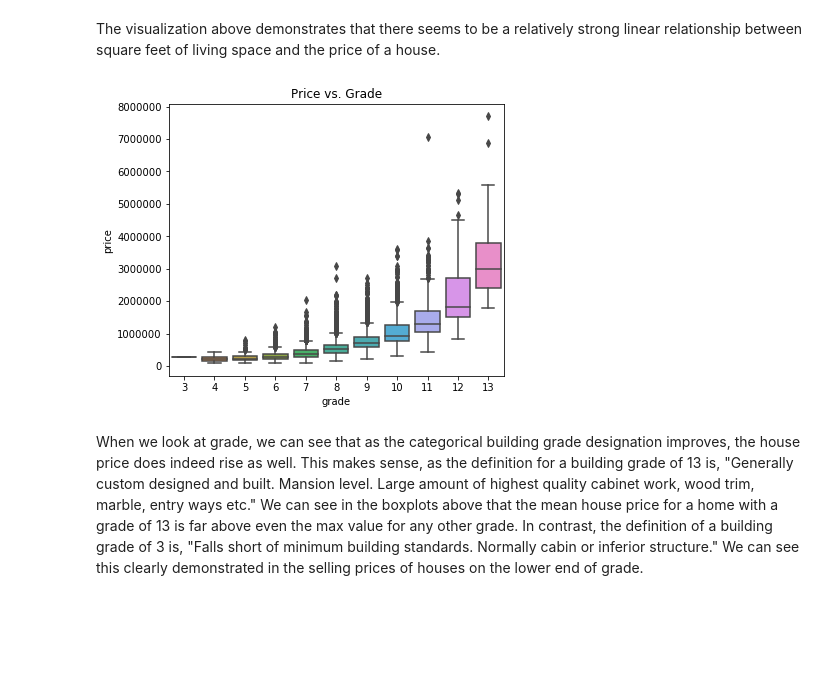
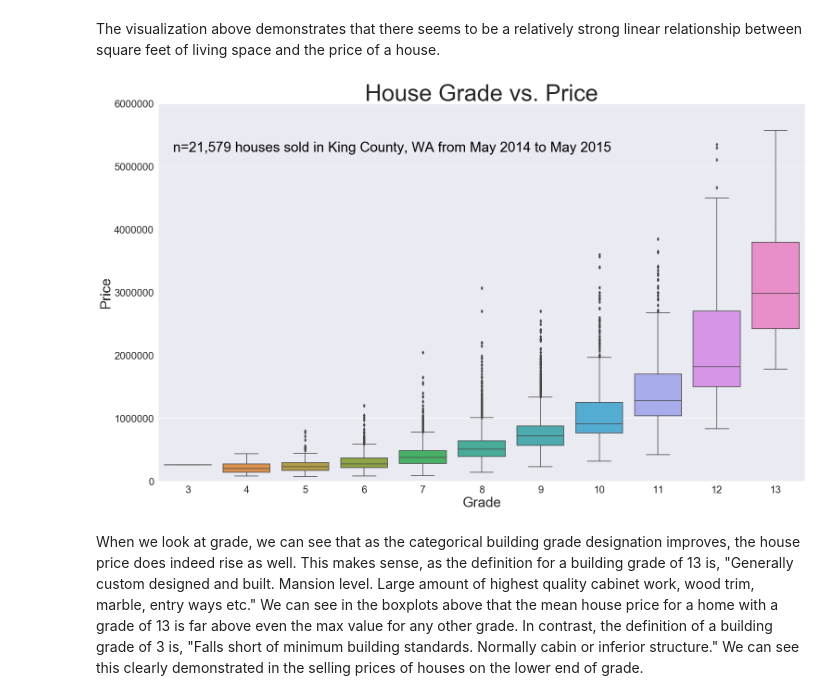
Before and after one commit to dtunnicliffe/house-price-regression-project, a Jupyter notebook: business_problem_and_data_understanding.ipynb, the cells around one changed output. Cells and saved outputs as stored; diff of their text form; code cells hidden in the pictures; blank space fills up the shorter version.

Commit message:
updating grade visualization

```diff
--- a/business_problem_and_data_understanding.ipynb
+++ b/business_problem_and_data_understanding.ipynb
@@ -192,15 +192,24 @@ plt.savefig('./visualizations/sqft_reg.png');
 [figure]
 # %% [markdown]
 The visualization above demonstrates that there seems to be a relatively strong linear relationship between square feet of living space and the price of a house.
-# %%
-#grade
-plot1 = pd.concat([df['price'], df['grade']], axis=1)
-f, ax = plt.subplots(figsize=(6, 5))
-fig = sns.boxplot(x='grade', y='price', data=plot1)
-plt.title("Price vs. Grade")
-plt.savefig('./visualizations/grade.png');
-# %% [output]
-[figure, removed]
+# %%
+#grade
+plt.figure(figsize=(25,15))
+sns.set(font_scale=2)
+pal = sns.color_palette("husl", 8)
+ax = sns.boxplot(x="grade", y="price", data=df_train)
+ax.set_title('House Grade vs. Price', fontsize=50)
+ax.set_ylabel('Price', fontsize=30)
+ax.set_xlabel('Grade', fontsize=30)
+ax.set_ylim(bottom=0, top=6000000)
+ax.text(.7, .9, 'n=21,579 houses sold in King County, WA from May 2014 to May 2015',
+        color='black', fontsize=30,
+        horizontalalignment='right',
+        verticalalignment='top',
+        transform=ax.transAxes);
+plt.savefig('./visualizations/grade.png');
+# %% [output]
+[figure, added]
 # %% [markdown]
 When we look at grade, we can see that as the categorical building grade designation improves, the house price does indeed rise as well. This makes sense, as the definition for a building grade of 13 is, "Generally custom designed and built. Mansion level. Large amount of highest quality cabinet work, wood trim, marble, entry ways etc." We can see in the boxplots above that the mean house price for a home with a grade of 13 is far above even the max value for any other grade. In contrast, the definition of a building grade of 3 is, "Falls short of minimum building standards. Normally cabin or inferior structure." We can see this clearly demonstrated in the selling prices of houses on the lower end of grade.
 # %%
```
Also changed, not shown: 1 other file.
